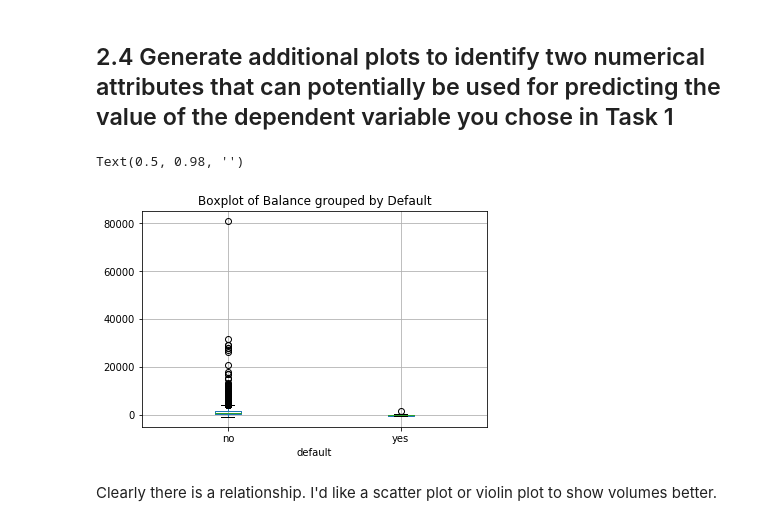
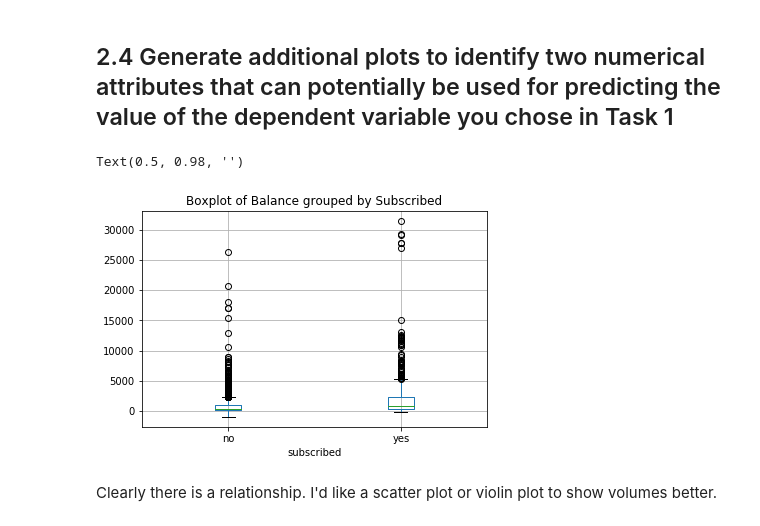
Before and after one commit to vipulpopat/MSCAI_Sem1_Etivity1, a Jupyter notebook: Etivity1.ipynb, the cells around one changed output. Cells and saved outputs as stored; diff of their text form; code cells hidden in the pictures.

```diff
--- a/Etivity1.ipynb
+++ b/Etivity1.ipynb
@@ -351,13 +361,13 @@ Pretty uniform above and bleow the age line. Not seeing a correlation.
 # %% [markdown]
 ## 2.4 Generate additional plots to identify two numerical attributes that can potentially be used for predicting the value of the dependent variable you chose in Task 1
 # %%
-# Plot Predict 1 - Balance & Default
+# Plot Predict 1 - Balance & Subscribed
 # Boxplots of balance, grouped by the categorical attribute Education
-df.boxplot(column='balance', by='default')
-plt.title('Boxplot of Balance grouped by Default')
+df2.boxplot(column='balance', by='subscribed')
+plt.title('Boxplot of Balance grouped by Subscribed')
 plt.suptitle("")
 # %% [output]
 Text(0.5, 0.98, '')
-[figure, old version]
+[figure, new version]
 # %% [markdown]
 Clearly there is a relationship. I'd like a scatter plot or violin plot to show volumes better.
```
Also changed, not shown: parts of 20 cells of this notebook.
